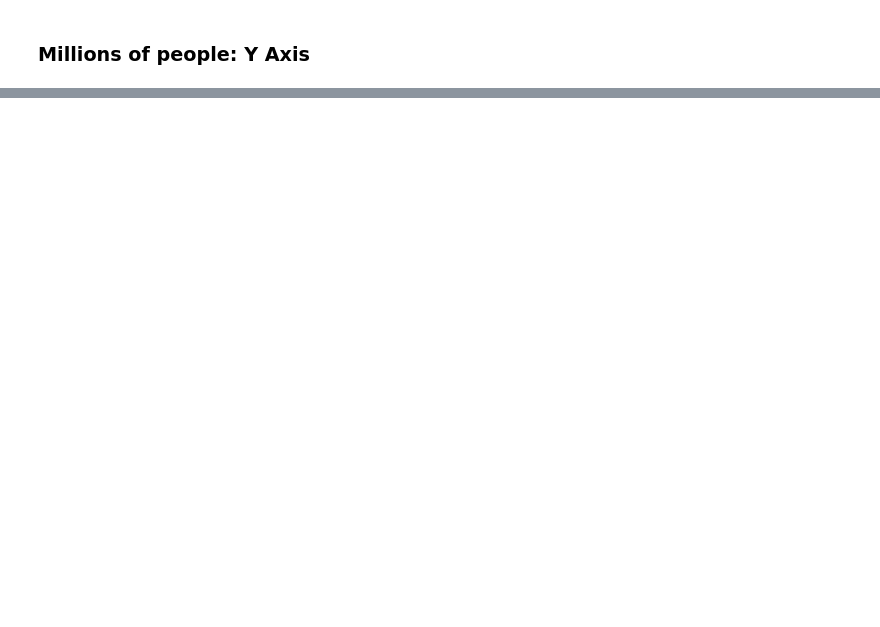
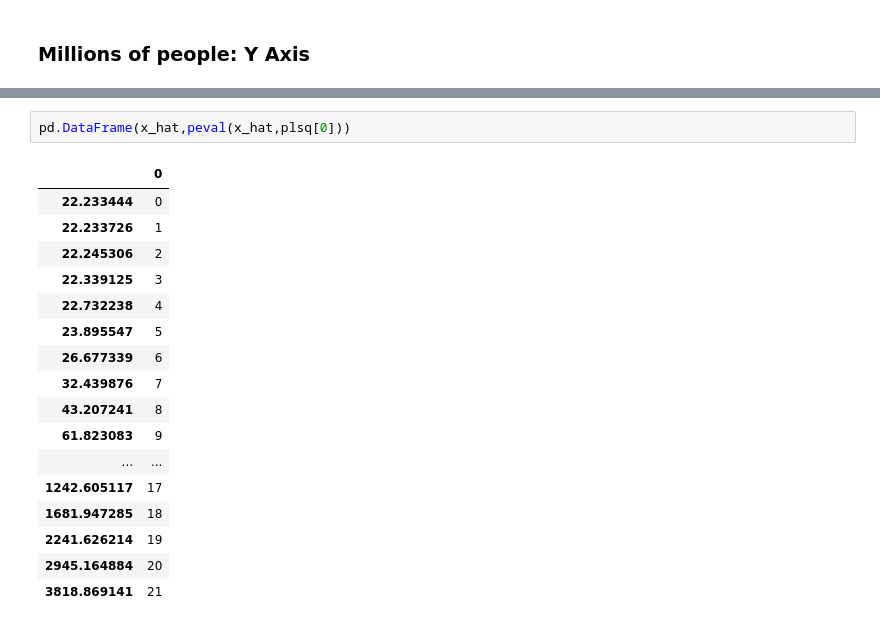
Before and after one commit to p-gonzo/covid-19-us-timeseries, a Jupyter notebook: Covid-19 US Timeseries Data.ipynb, the cells around one changed output, grey strips where cells are left out. Saved outputs shown, nothing was run; the diff lists cells and outputs as text; blank space fills up the shorter version.

```diff
--- a/Covid-19 US Timeseries Data.ipynb
+++ b/Covid-19 US Timeseries Data.ipynb
@@ -163,0 +204,20 @@ projection.plot(rot=30)
+# %%
+pd.DataFrame(x_hat,peval(x_hat,plsq[0]))
+# %% [output]
+|  | 0 |
+| 22.233444 | 0 |
+| 22.233726 | 1 |
+| 22.245306 | 2 |
+| 22.339125 | 3 |
+| 22.732238 | 4 |
+| 23.895547 | 5 |
+| 26.677339 | 6 |
+| 32.439876 | 7 |
+| 43.207241 | 8 |
+| 61.823083 | 9 |
+| ... | ... |
+| 1242.605117 | 17 |
+| 1681.947285 | 18 |
+| 2241.626214 | 19 |
+| 2945.164884 | 20 |
+| 3818.869141 | 21 |
```
Also changed, not shown: parts of 11 cells of this notebook, 2 other files.
